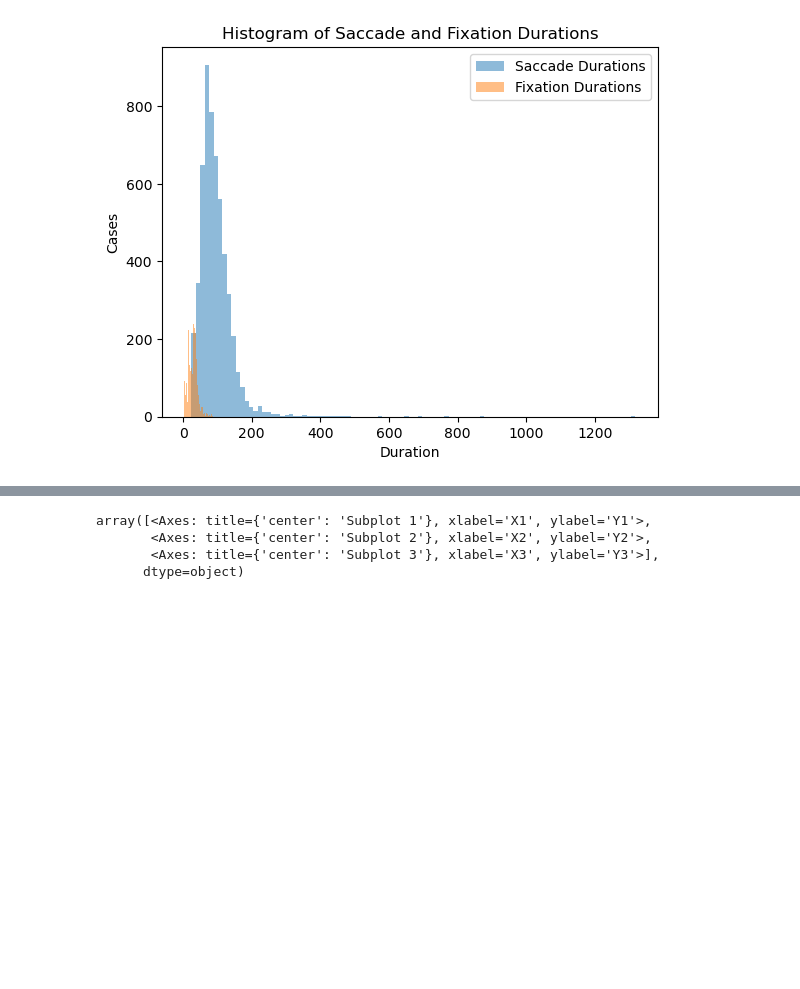
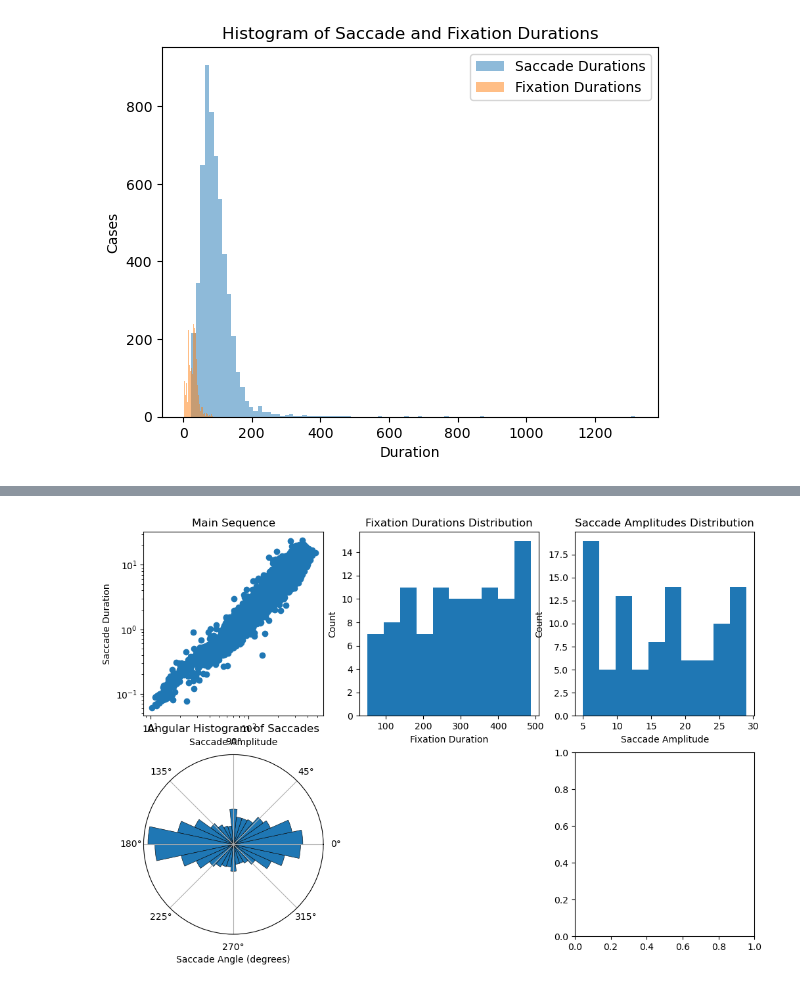
Before and after one commit to incubodac/EEGDECONV, a Jupyter notebook: MNEunfold.ipynb, the cells around one changed output, grey strips where cells are left out. Drawn from its saved outputs; the diff is of its cells as text; code cells hidden in the pictures; blank space fills up the shorter version.

Commit message:
plot functions

```diff
--- a/MNEunfold.ipynb
+++ b/MNEunfold.ipynb
@@ -311,14 +301,20 @@ subjects_ids = info.subjects_ids
 #----------parameters-------------
 all_fixations = pd.DataFrame()  # Initialize an empty DataFrame
 all_saccades = pd.DataFrame()
+
+
 for sub_id in [subjects_ids[0]]:
     eventos = pd.read_csv(os.path.join(metadata_path,f'{sub_id}_full_metadata.csv'))
     fixations_tmp = eventos[(eventos['type']=='fixation') & (eventos['phase']=='vs')]
     saccades_tmp = eventos[(eventos['type']=='saccade') & (eventos['phase']=='vs')]
-    all_fixations = all_fixations.append(fixations_tmp, ignore_index=True)
-    all_saccades = all_saccades.append(saccades_tmp, ignore_index=True)
+
+    all_fixations = pd.concat([all_fixations, fixations_tmp], ignore_index=True)
+    all_saccades  = pd.concat([all_saccades, saccades_tmp], ignore_index=True)
+
 
 #all_fixations all_saccades
+# sac_amplitude
+# sac_vmax
 # %%
 all_fixations= all_fixations.append(fixations_tmp, ignore_index=True)
 # %%
@@ -367,7 +361,57 @@ plt.show()
-# %%
-axs[0]
-# %% [output]
-array([<Axes: title={'center': 'Subplot 1'}, xlabel='X1', ylabel='Y1'>,
-       <Axes: title={'center': 'Subplot 2'}, xlabel='X2', ylabel='Y2'>,
-       <Axes: title={'center': 'Subplot 3'}, xlabel='X3', ylabel='Y3'>],
-      dtype=object)
+# %%
+import matplotlib.pyplot as plt
+import numpy as np
+
+#plt.hist(fixations_tmp['duration'], bins=100, alpha=0.5, label='Saccade Durations')
+#plt.hist(saccades_tmp['duration'], bins=100, alpha=0.5, label='Fixation Durations')
+
+# # Adding labels and title
+# plt.xlabel('Duration')
+# plt.ylabel('Cases')
+# plt.title('Histogram of Saccade and Fixation Durations')
+
+# # Adding legend
+# plt.legend()
+
+# Generate sample data for illustration purposes
+fixation_durations = np.random.randint(low=50, high=500, size=100)
+saccade_amplitudes = np.random.randint(low=5, high=30, size=100)
+saccade_angles = np.random.uniform(low=0, high=360, size=100)
+saccade_durations = np.random.randint(low=5, high=30, size=100)
+
+# Create a figure and subplots
+fig, axs = plt.subplots(2, 3, figsize=(12, 8))
+
+# Plot main sequence
+axs[0, 0].scatter(all_saccades['sac_vmax'], all_saccades['sac_amplitude'])
+axs[0, 0].set_xscale('log')
+axs[0, 0].set_yscale('log')
+axs[0, 0].set_xlabel('Saccade Amplitude')
+axs[0, 0].set_ylabel('Saccade Duration')
+axs[0, 0].set_title('Main Sequence')
+
+# Plot fixations distribution
+axs[0, 1].hist(fixation_durations, bins=10)
+axs[0, 1].set_xlabel('Fixation Duration')
+axs[0, 1].set_ylabel('Count')
+axs[0, 1].set_title('Fixation Durations Distribution')
+
+# Plot saccades distribution
+axs[0, 2].hist(saccade_amplitudes, bins=10)
+axs[0, 2].set_xlabel('Saccade Amplitude')
+axs[0, 2].set_ylabel('Count')
+axs[0, 2].set_title('Saccade Amplitudes Distribution')
+
+# Plot angular histograms of saccades
+axs[1, 0] = plt.subplot( 2,3,4,projection='polar')
+rose_plot(axs[1,0],  evts[ (evts['type']=='saccade')]['sac_angle'] ,density=False)
+axs[1, 0].set_xlabel('Saccade Angle (degrees)')
+#axs[1, 0].set_ylabel('Count')
+axs[1, 0].set_title('Angular Histogram of Saccades')
+
+# Remove empty subplot
+fig.delaxes(axs[1, 1])
+
+# Remove empty subplot
+# %% [output]
+[figure, added]
```
Also changed, not shown: parts of 8 cells of this notebook, 1 other file.
